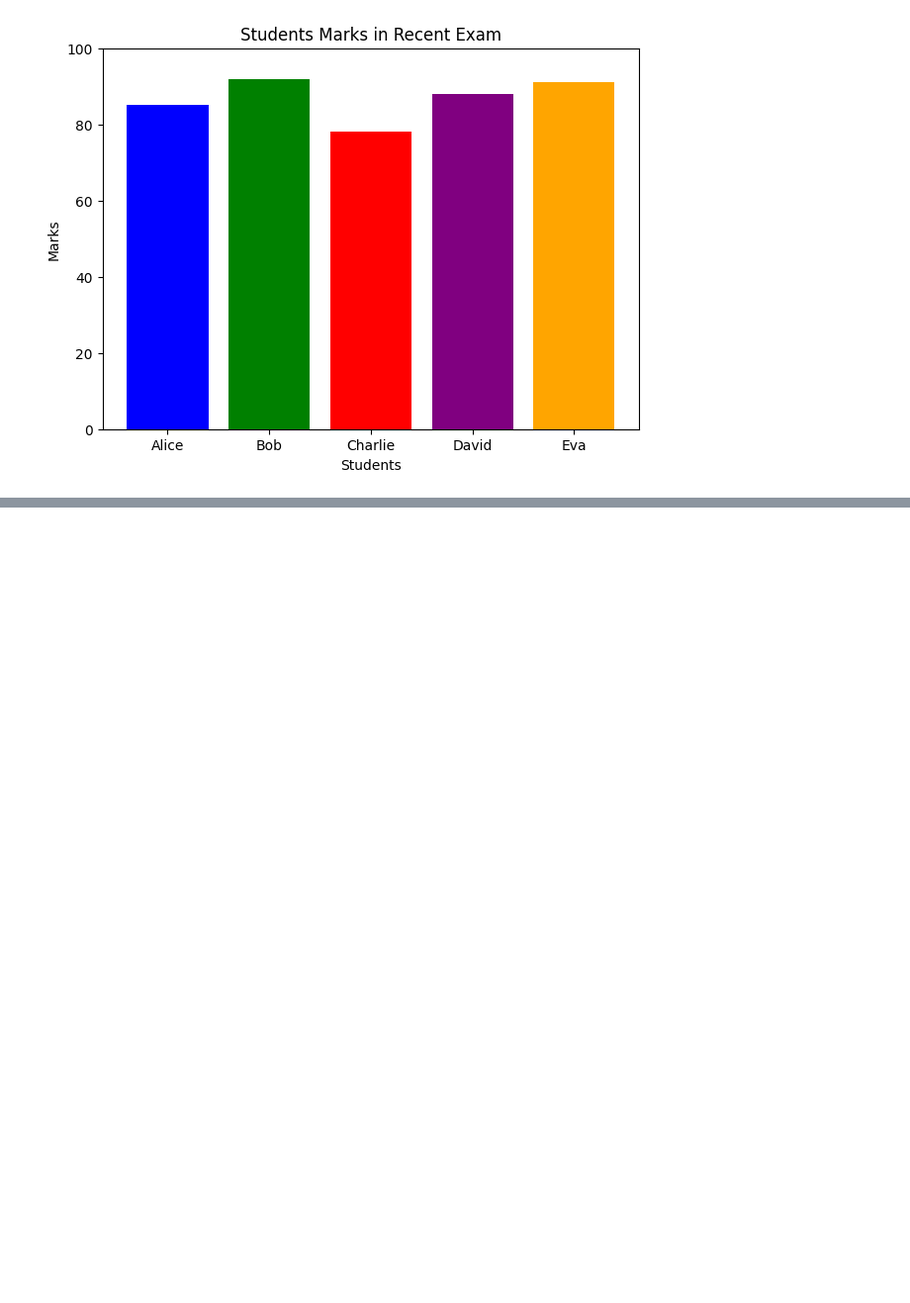
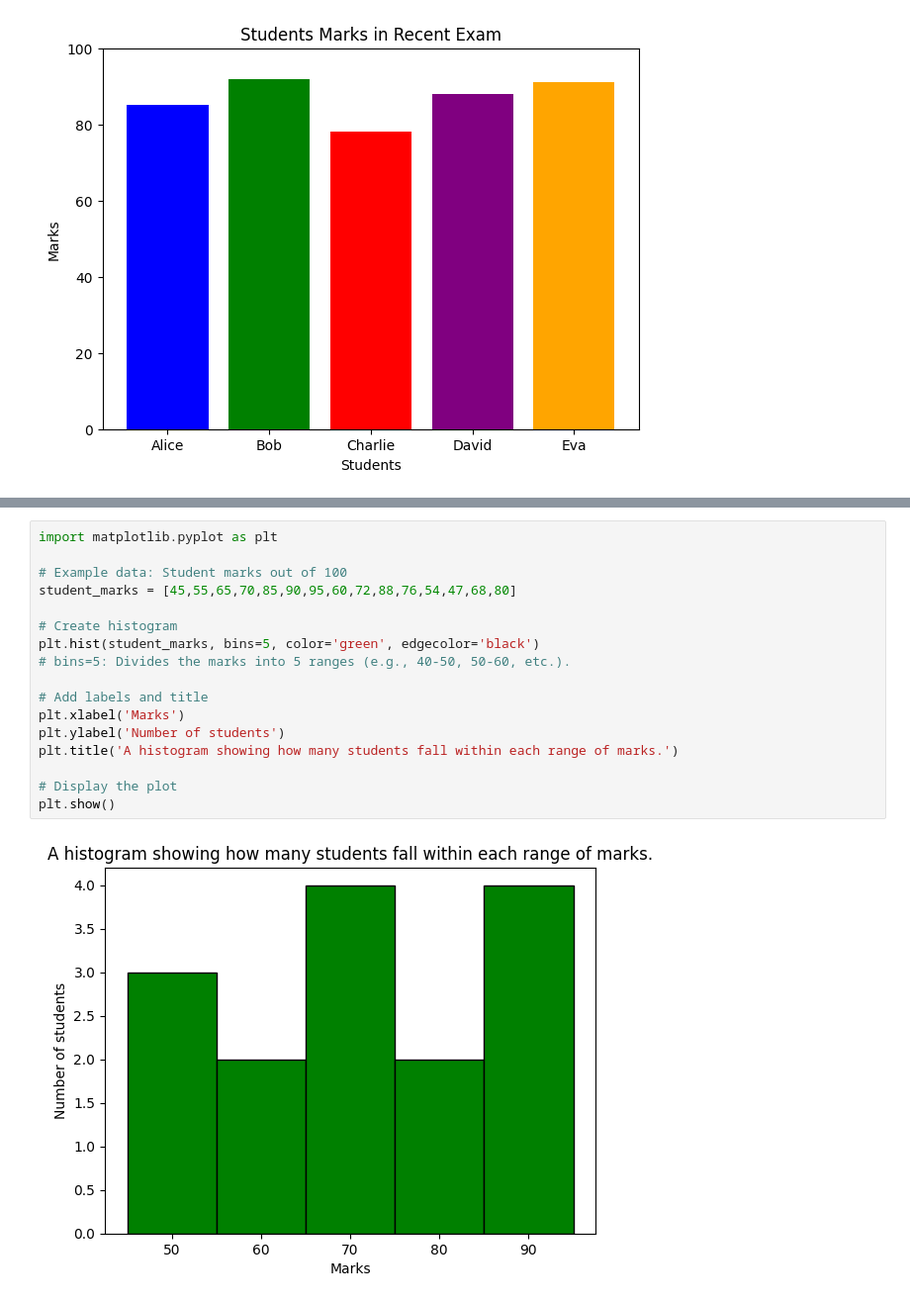
Before and after one commit to Srishti36912/Python_clg, a Jupyter notebook: matplotlib.ipynb, the cells around one changed output, grey strips where cells are left out. Shown at 99% size. Drawn from its saved outputs; the diff is of its cells as text; blank space fills up the shorter version.

Commit message:
creating histograms

```diff
--- a/matplotlib.ipynb
+++ b/matplotlib.ipynb
@@ -300,0 +305,19 @@ plt.show()
+# %%
+import matplotlib.pyplot as plt
+
+# Example data: Student marks out of 100
+student_marks = [45,55,65,70,85,90,95,60,72,88,76,54,47,68,80]
+
+# Create histogram
+plt.hist(student_marks, bins=5, color='green', edgecolor='black')
+# bins=5: Divides the marks into 5 ranges (e.g., 40-50, 50-60, etc.).
+
+# Add labels and title
+plt.xlabel('Marks')
+plt.ylabel('Number of students')
+plt.title('A histogram showing how many students fall within each range of marks.')
+
+# Display the plot
+plt.show()
+# %% [output]
+[figure, added]
```
Also changed, not shown: parts of 2 cells of this notebook.
